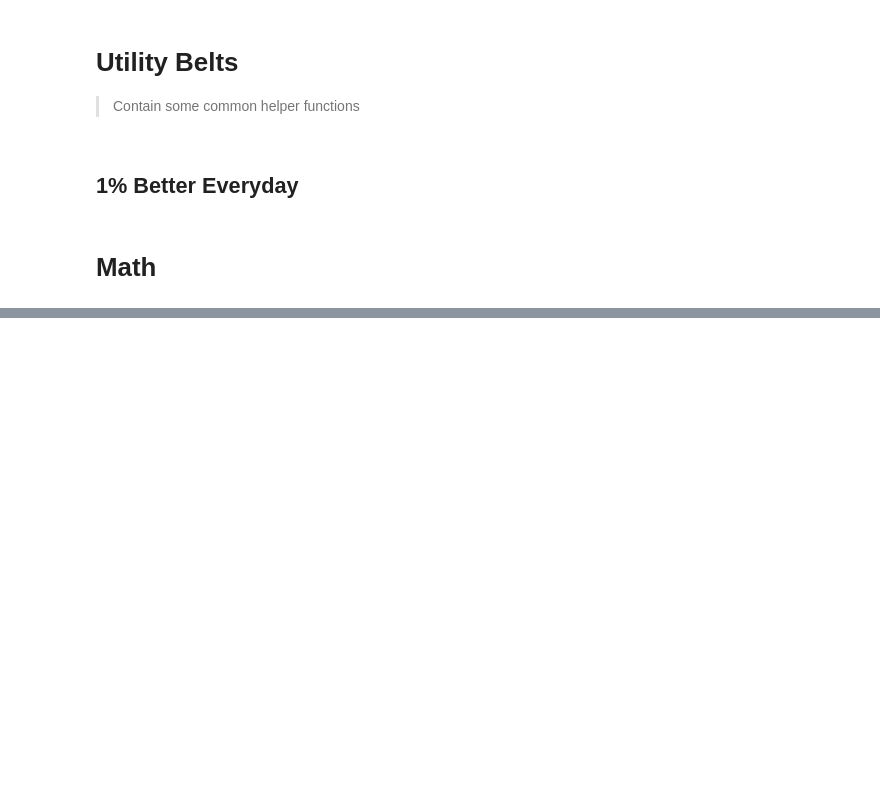
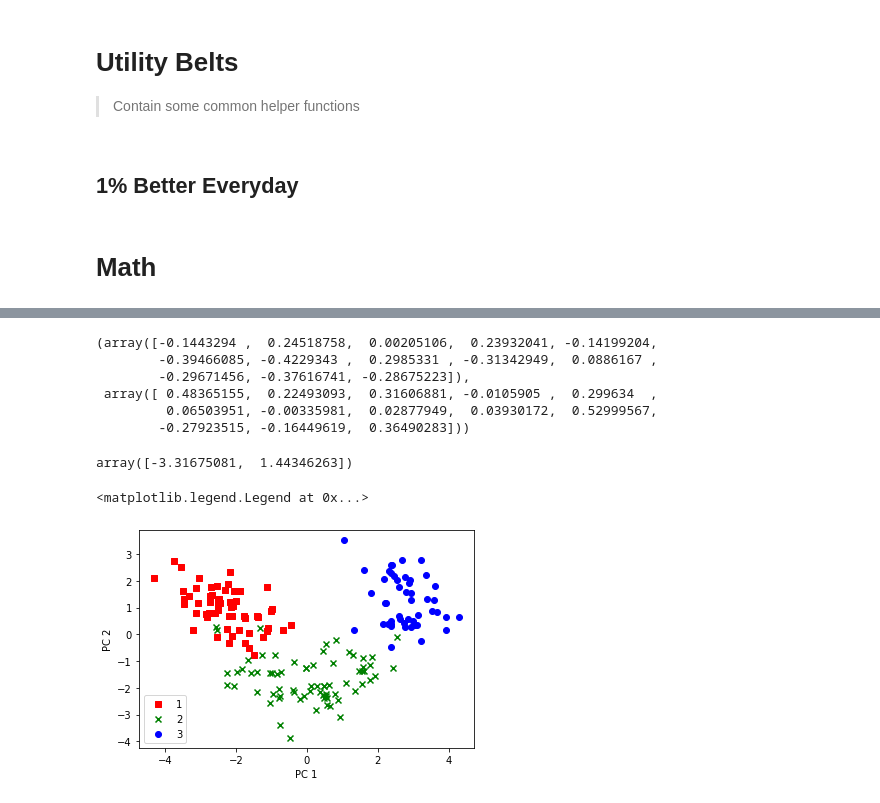
Before and after one commit to austinyhc/sensorai, a Jupyter notebook: nbs/01_utils.ipynb, the cells around one changed output, grey strips where cells are left out. Saved outputs shown, nothing was run; the diff lists cells and outputs as text; code cells hidden in the pictures; blank space fills up the shorter version.

```diff
--- a/nbs/01_utils.ipynb
+++ b/nbs/01_utils.ipynb
@@ -33,0 +98,30 @@ test_eq(moving_average(x,4), [0.,0.5,1.,1.5,2.5,3.5,4.5,5.5,6.5,7.5])
+# %%
+eigen_pairs[0][1], eigen_pairs[1][1]
+# %% [output]
+(array([-0.1443294 ,  0.24518758,  0.00205106,  0.23932041, -0.14199204,
+        -0.39466085, -0.4229343 ,  0.2985331 , -0.31342949,  0.0886167 ,
+        -0.29671456, -0.37616741, -0.28675223]),
+ array([ 0.48365155,  0.22493093,  0.31606881, -0.0105905 ,  0.299634  ,
+         0.06503951, -0.00335981,  0.02877949,  0.03930172,  0.52999567,
+        -0.27923515, -0.16449619,  0.36490283]))
+# %%
+w = np.stack([eigen_pairs[0][1], eigen_pairs[1][1]], axis=1)
+# %%
+xn[0].numpy().dot(w)
+# %% [output]
+array([-3.31675081,  1.44346263])
+# %%
+xpca = xn.numpy().dot(w)
+# %%
+colors = ['r', 'g', 'b']
+markers = ['s', 'x', 'o']
+for l,c,m in zip(np.unique(y.numpy()), colors, markers):
+    plt.scatter(xpca[y.numpy()==l, 0],
+                xpca[y.numpy()==l, 1],
+                c=c, label=l, marker=m)
+plt.xlabel("PC 1")
+plt.ylabel("PC 2")
+plt.legend(loc='lower left')
+# %% [output]
+<matplotlib.legend.Legend at 0x...>
+[figure, added]
```
Also changed, not shown: parts of 19 cells of this notebook.
